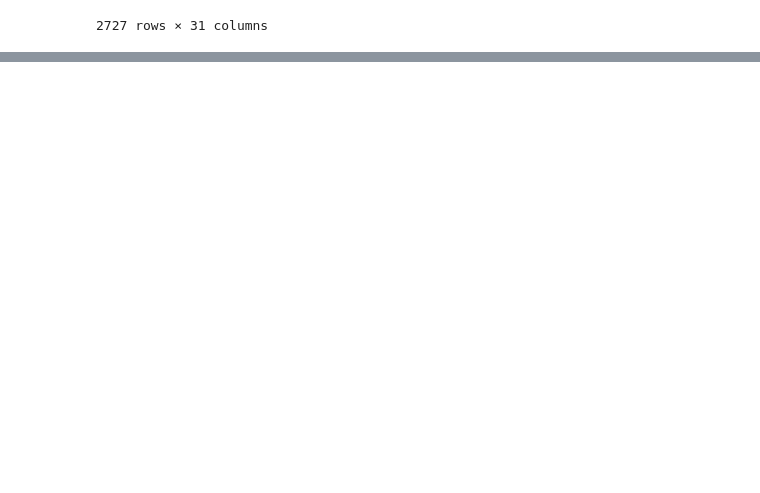
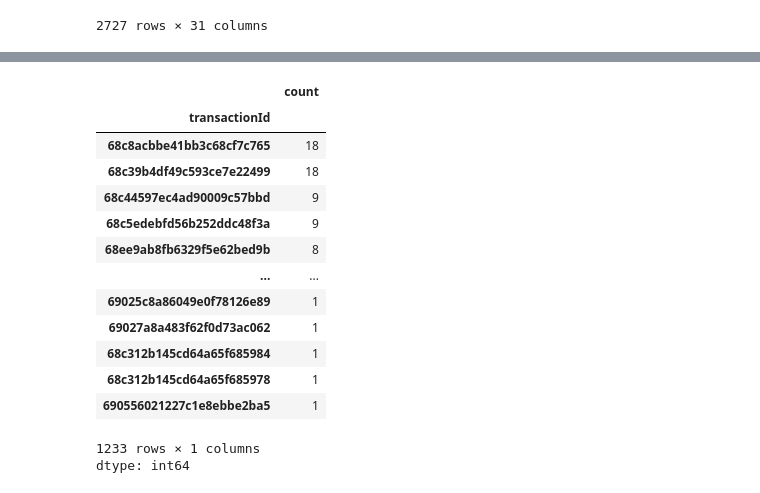
Before and after one commit to newmantldr/MUTS25, a Jupyter notebook: MUTS25.ipynb, the cells around one changed output, grey strips where cells are left out. Drawn from its saved outputs; the diff is of its cells as text; code cells hidden in the pictures; blank space fills up the shorter version.

```diff
--- a/MUTS25.ipynb
+++ b/MUTS25.ipynb
@@ -184,0 +196,3 @@ moviesTXT
+# %%
+tranSize = moviesTXT['transactionId'].value_counts()
+tranSize.describe()
@@ -184,0 +210,18 @@ moviesTXT
+# %%
+tranSize
+# %% [output]
+|  | count |
+| transactionId |  |
+| 68c8acbbe41bb3c68cf7c765 | 18 |
+| 68c39b4df49c593ce7e22499 | 18 |
+| 68c44597ec4ad90009c57bbd | 9 |
+| 68c5edebfd56b252ddc48f3a | 9 |
+| 68ee9ab8fb6329f5e62bed9b | 8 |
+| ... | ... |
+| 69025c8a86049e0f78126e89 | 1 |
+| 69027a8a483f62f0d73ac062 | 1 |
+| 68c312b145cd64a65f685984 | 1 |
+| 68c312b145cd64a65f685978 | 1 |
+| 690556021227c1e8ebbe2ba5 | 1 |
+1233 rows × 1 columns
+dtype: int64
```
Also changed, not shown: parts of 8 cells of this notebook.
